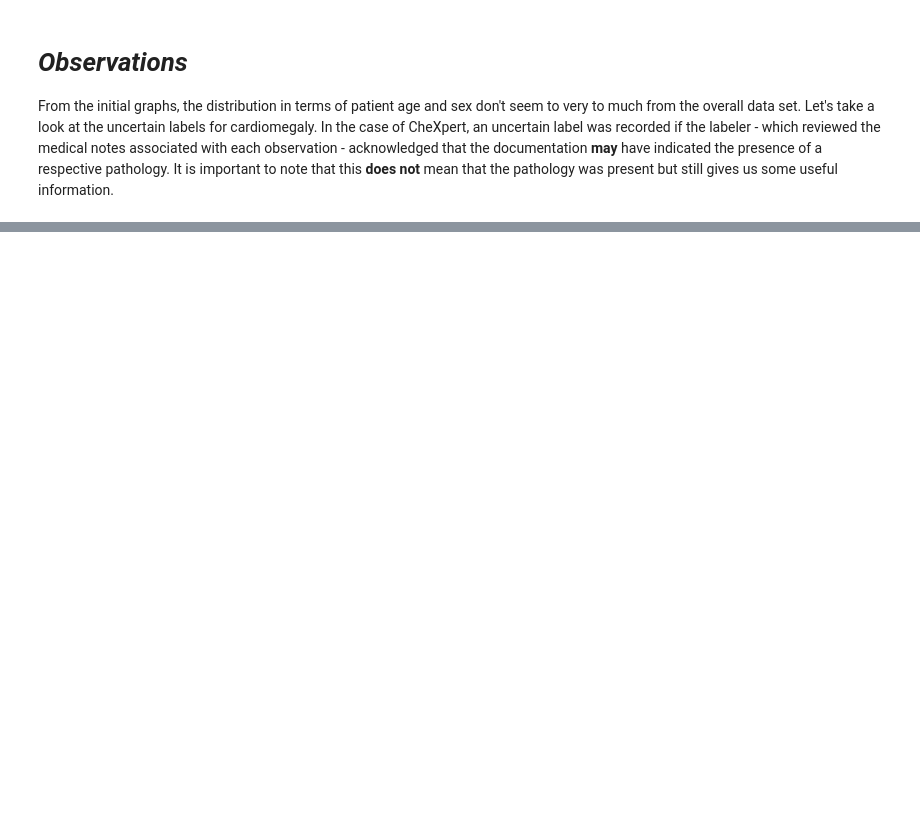
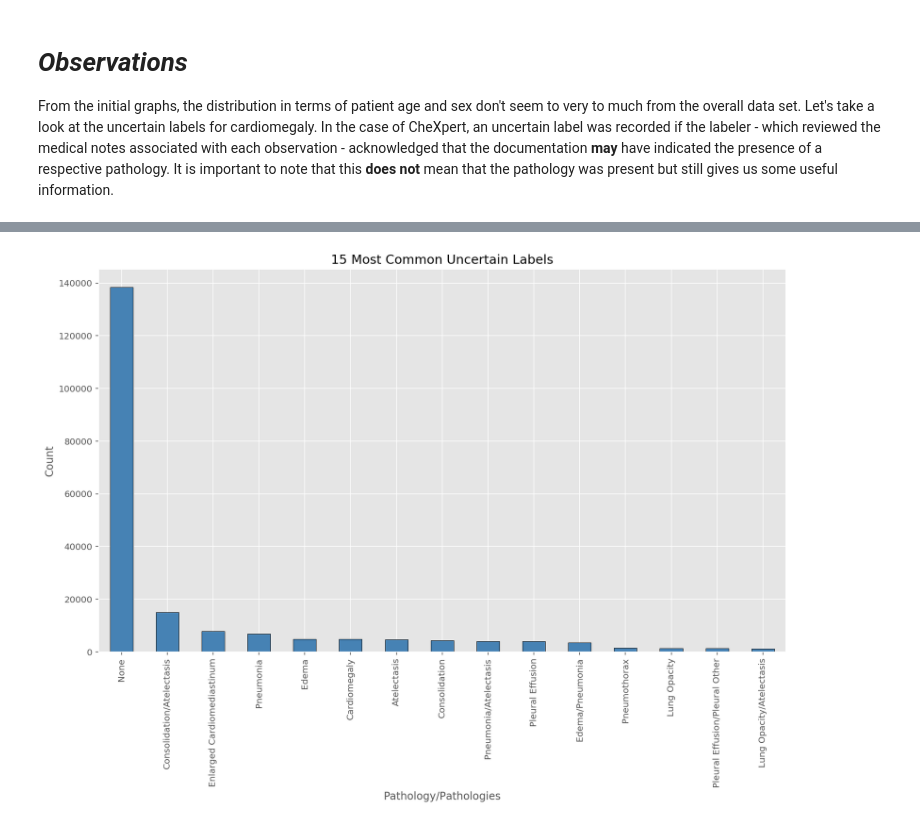
Before and after one commit to earny-joe/Springboard-DS-Portfolio, a Jupyter notebook: capstone_2/exploration/chexpert_eda-final.ipynb, the cells around one changed output, grey strips where cells are left out. Drawn from its saved outputs; the diff is of its cells as text; code cells hidden in the pictures; blank space fills up the shorter version.

```diff
--- a/capstone_2/exploration/chexpert_eda-final.ipynb
+++ b/capstone_2/exploration/chexpert_eda-final.ipynb
@@ -420,0 +423,11 @@ From the initial graphs, the distribution in terms of patient age and sex don't
+# %%
+def uncertain_features(row):
+    '''function that detects uncertain observations in each row and then outputs string of
+    uncertain labels
+    '''
+    feature_list = []
+    for feature in pathologies:
+        if row[feature] == -1:
+            feature_list.append(feature)
+
+    return '/'.join(feature_list)
@@ -420,0 +453,3 @@ From the initial graphs, the distribution in terms of patient age and sex don't
+# %%
+%%time
+train_df['uncertain_features'] = train_df.apply(uncertain_features, axis = 1)
@@ -420,0 +459,2 @@ From the initial graphs, the distribution in terms of patient age and sex don't
+# %%
+train_df['uncertain_features'] = train_df['uncertain_features'].replace('', 'None')
@@ -420,0 +470,8 @@ From the initial graphs, the distribution in terms of patient age and sex don't
+# %%
+train_df['uncertain_features'].value_counts()[:15].plot(kind = 'bar', figsize=(14,8), color='steelblue',
+                                                       edgecolor='black')
+plt.xlabel('Pathology/Pathologies')
+plt.ylabel('Count')
+plt.title('15 Most Common Uncertain Labels');
+# %% [output]
+[figure, added]
```
Also changed, not shown: parts of 40 cells of this notebook, 1 other file.
